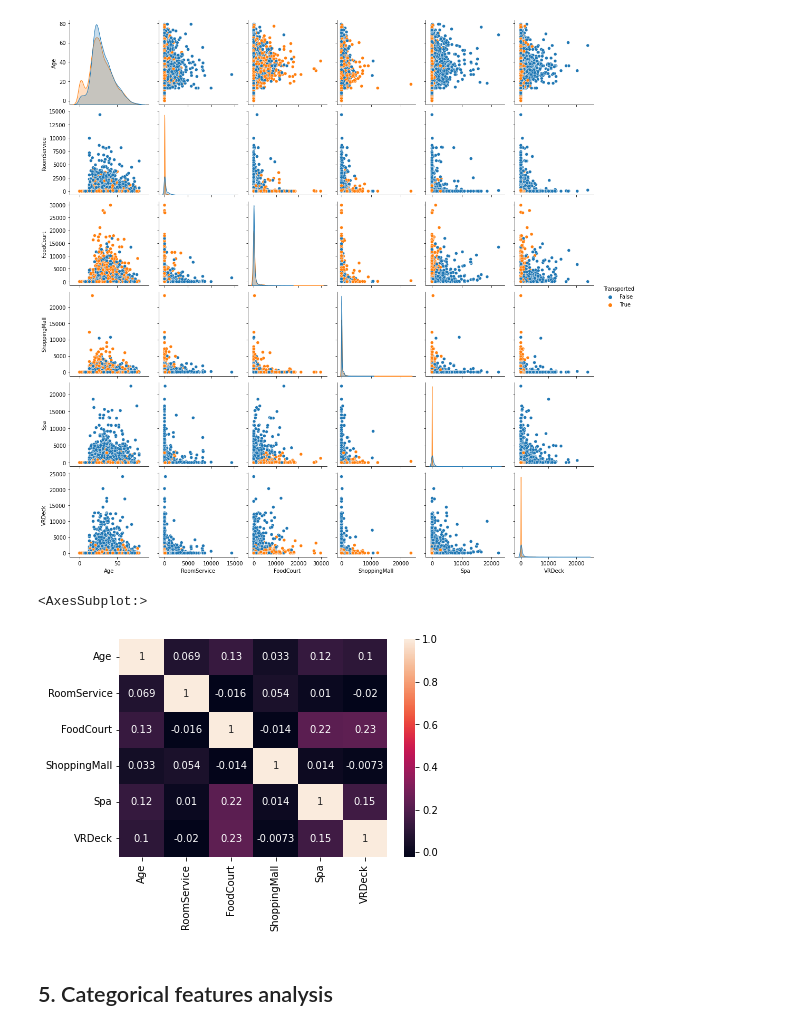
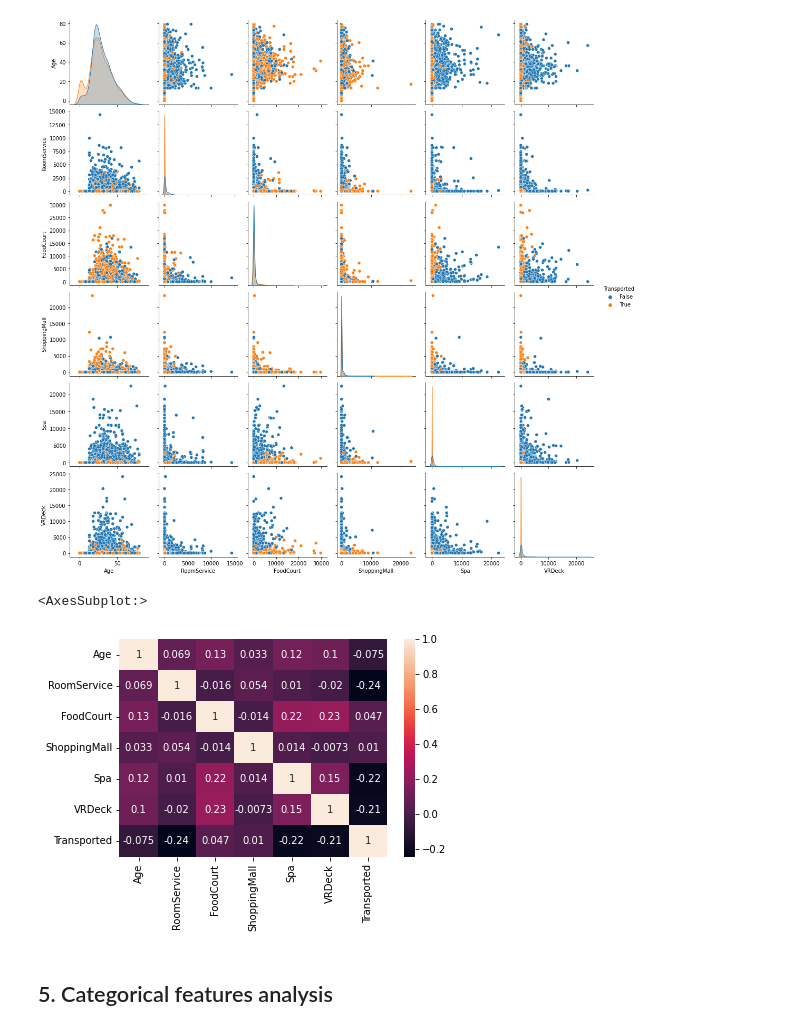
Before and after one commit to ThomasDumazert/01-spaceship_titanic, a Jupyter notebook: notebooks/eda.ipynb, the cells around one changed output. Saved outputs shown, nothing was run; the diff lists cells and outputs as text; code cells hidden in the pictures.

Commit message:
Few corrctions in numerical features analysis

```diff
--- a/notebooks/eda.ipynb
+++ b/notebooks/eda.ipynb
@@ -394,10 +394,10 @@ sns.pairplot(df[numerical_columns + [target]], hue=target)
 <seaborn.axisgrid.PairGrid at 0x...>
 [figure]
 # %%
-sns.heatmap(df[numerical_columns].corr(), annot=True)
+sns.heatmap(df[numerical_columns + [target]].corr(), annot=True)
 # %% [output]
 <AxesSubplot:>
-[figure, old version]
+[figure, new version]
 # %% [markdown]
 ## 5. Categorical features analysis
 # %%
```
